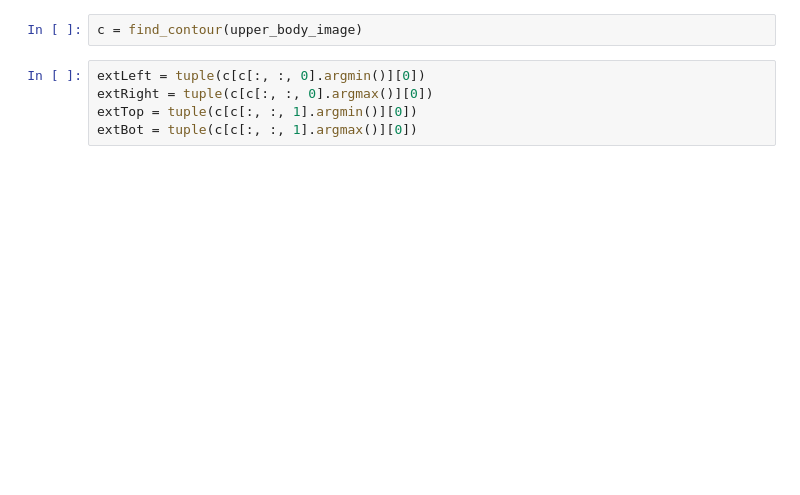
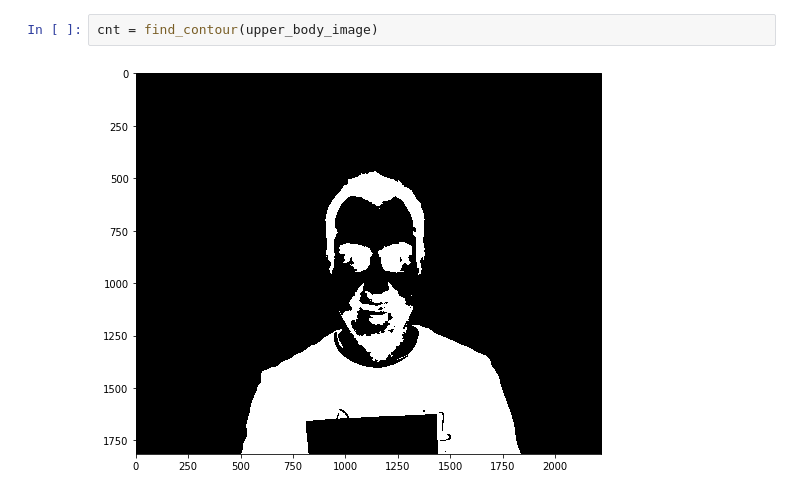
Before and after one commit to ketanio/image-issues, a Jupyter notebook: shape_detection.ipynb, the cells around one changed output. Drawn from its saved outputs; the diff is of its cells as text; blank space fills up the shorter version.

```diff
--- a/shape_detection.ipynb
+++ b/shape_detection.ipynb
@@ -51,7 +56,4 @@ upper_body_image = detect_upper_body(image_copy)
 # %%
-c = find_contour(upper_body_image)
+cnt = find_contour(upper_body_image)
+# %% [output]
+[figure, added]
-# %%
-extLeft = tuple(c[c[:, :, 0].argmin()][0])
-extRight = tuple(c[c[:, :, 0].argmax()][0])
-extTop = tuple(c[c[:, :, 1].argmin()][0])
-extBot = tuple(c[c[:, :, 1].argmax()][0])
```
Also changed, not shown: parts of 8 cells of this notebook, 2 other files.
